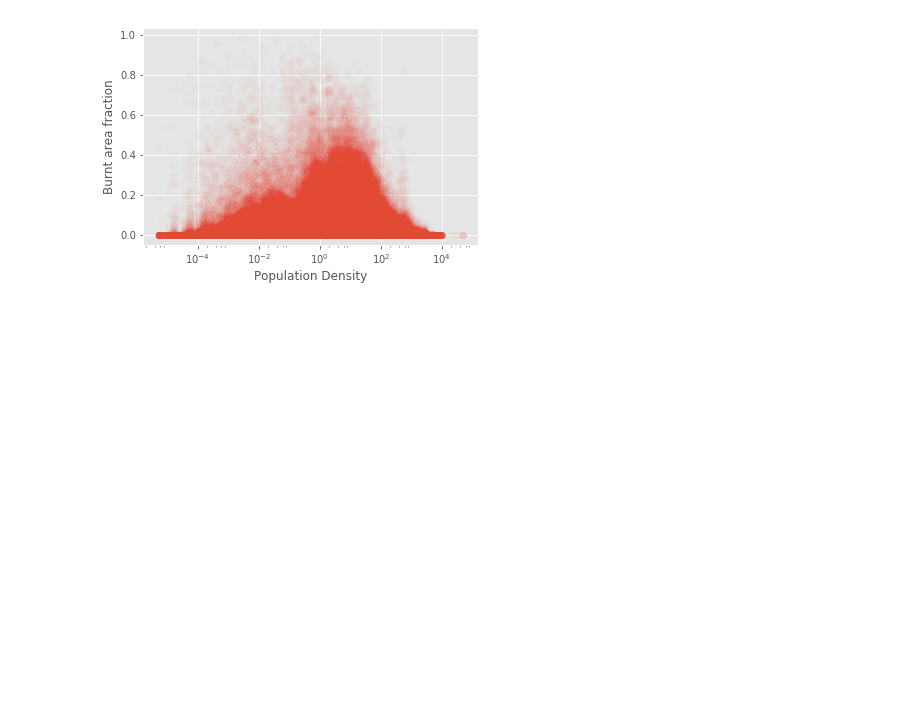
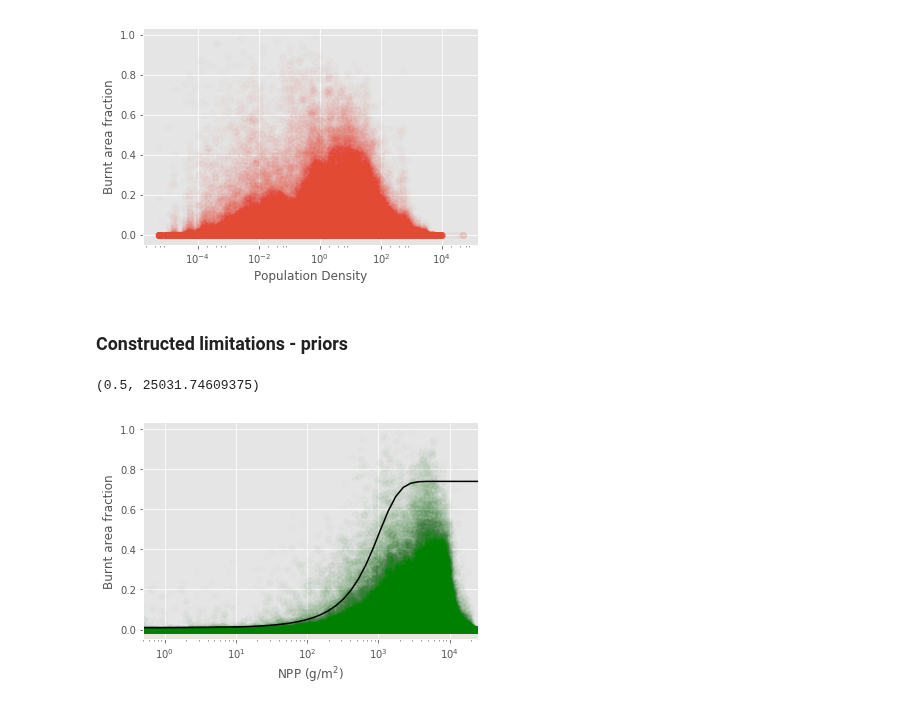
Before and after one commit to rhyswhitley/fire_limitation, a Jupyter notebook: notebooks/data_viz.ipynb, the cells around one changed output. Drawn from its saved outputs; the diff is of its cells as text; code cells hidden in the pictures; blank space fills up the shorter version.

Commit message:
adding plots of priors. NPP needs a bit of fixing

```diff
--- a/notebooks/data_viz.ipynb
+++ b/notebooks/data_viz.ipynb
@@ -78,7 +78,7 @@ def np_sigmoid(x, a, b):
     """
     Sigmoid function to describe limitation using tensor
     """
-    return 1.0/(1.0 + np.exp(a*x + b))
+    return 1.0/(1.0 + np.exp(a*(x + b)))
 # %% [markdown]
 ### Extra model covariates determined
 # %% [markdown]
@@ -87,18 +87,24 @@ Determine the ignition and supression covariates as per the model documentation
 fd['ignite'] = ignition(fd["lightning_ignitions"].values, \
                fd["pasture"].values, \
                fd["population_density"].values, \
-               500, 10)
+               1, 10)
 
 fd['suppress'] = supression(fd["cropland"].values, \
                  fd["population_density"].values, \
-                 10)
+                 1)
+
+def np_sigmoid(x, a, b):
+    """
+    Sigmoid function to describe limitation using tensor
+    """
+    return 1.0/(1.0 + np.exp(a*(x - b)))
 # %% [markdown]
 ## Data viz below
 # %% [markdown]
 ### Base Data
 # %%
-def pltVsFire(x, xlab):
-    plt.plot(x, fd.fire, 'o', alpha = 0.01)
+def pltVsFire(x, xlab, pnt = 'o', *args, **kw):
+    plt.plot(x, fd.fire, pnt, alpha = 0.01, *args, **kw)
     plt.ylabel("Burnt area fraction")
     plt.xlabel(xlab);
 # %%
@@ -130,3 +136,15 @@ pltVsFire(fd.population_density, "Population Density")
 plt.xscale('log')
 # %% [output]
 [figure]
+# %% [markdown]
+### Constructed limitations - priors
+# %%
+pltVsFire(fd.NPP, "NPP (g/m$^2$)", 'go')
+NPP = np.logspace(-6, np.log10(fd.NPP.max()), 100)
+Fire = np_sigmoid(NPP, -0.002, 500) - 0.26
+plt.plot(NPP, Fire, 'k')
+plt.xscale('log')
+plt.xlim([0.5, fd.NPP.max()])
+# %% [output]
+(0.5, 25031.74609375)
+[figure, added]
```
Also changed, not shown: parts of 3 cells of this notebook.
